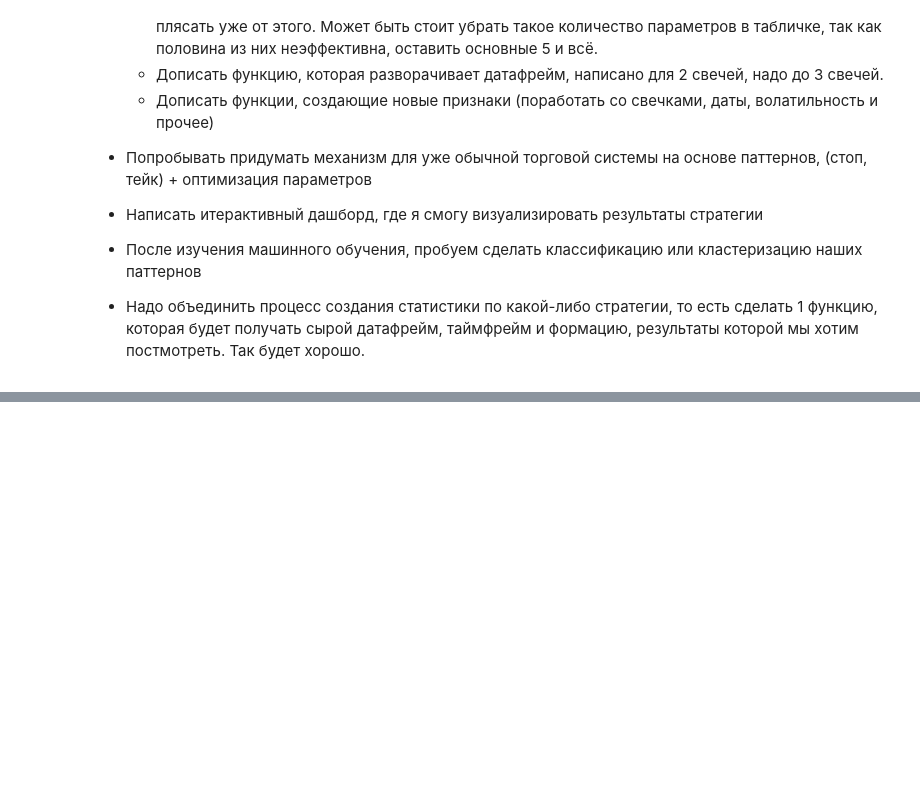
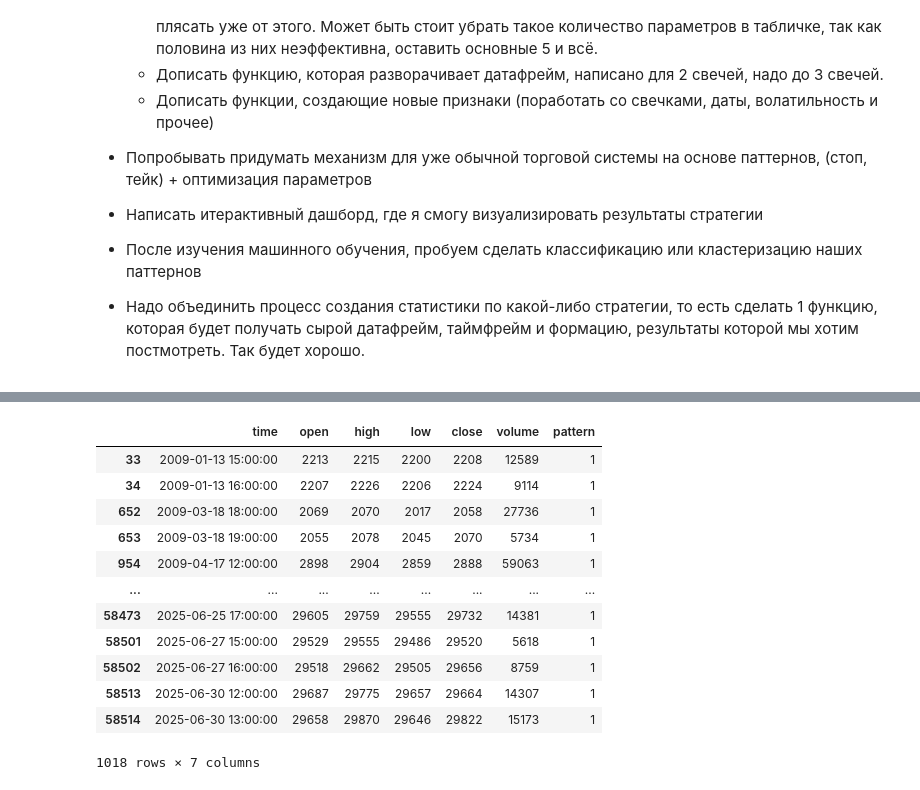
Before and after one commit to AlexKosuhin/AlgoTrading, a Jupyter notebook: Свечные паттерны/1.Обработка и детекция свечных паттернов.ipynb, the cells around one changed output, grey strips where cells are left out. Drawn from its saved outputs; the diff is of its cells as text; code cells hidden in the pictures; blank space fills up the shorter version.

```diff
--- a/Свечные паттерны/1.Обработка и детекция свечных паттернов.ipynb
+++ b/Свечные паттерны/1.Обработка и детекция свечных паттернов.ipynb
@@ -521,0 +609,16 @@ new.drop('cumsum', axis=1)
+# %%
+sber_1h_bull[sber_1h_bull['pattern']==1]
+# %% [output]
+|  | time | open | high | low | close | volume | pattern |
+| 33 | 2009-01-13 15:00:00 | 2213 | 2215 | 2200 | 2208 | 12589 | 1 |
+| 34 | 2009-01-13 16:00:00 | 2207 | 2226 | 2206 | 2224 | 9114 | 1 |
+| 652 | 2009-03-18 18:00:00 | 2069 | 2070 | 2017 | 2058 | 27736 | 1 |
+| 653 | 2009-03-18 19:00:00 | 2055 | 2078 | 2045 | 2070 | 5734 | 1 |
+| 954 | 2009-04-17 12:00:00 | 2898 | 2904 | 2859 | 2888 | 59063 | 1 |
+| ... | ... | ... | ... | ... | ... | ... | ... |
+| 58473 | 2025-06-25 17:00:00 | 29605 | 29759 | 29555 | 29732 | 14381 | 1 |
+| 58501 | 2025-06-27 15:00:00 | 29529 | 29555 | 29486 | 29520 | 5618 | 1 |
+| 58502 | 2025-06-27 16:00:00 | 29518 | 29662 | 29505 | 29656 | 8759 | 1 |
+| 58513 | 2025-06-30 12:00:00 | 29687 | 29775 | 29657 | 29664 | 14307 | 1 |
+| 58514 | 2025-06-30 13:00:00 | 29658 | 29870 | 29646 | 29822 | 15173 | 1 |
+1018 rows × 7 columns
```
Also changed, not shown: parts of 12 cells of this notebook.
